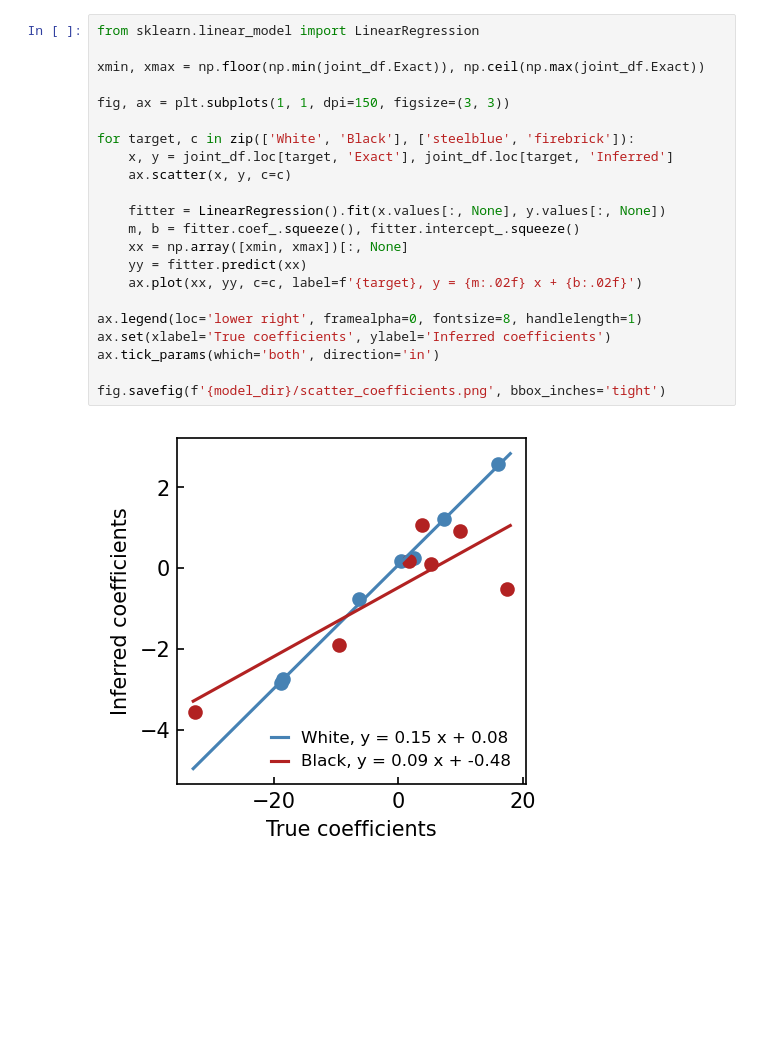
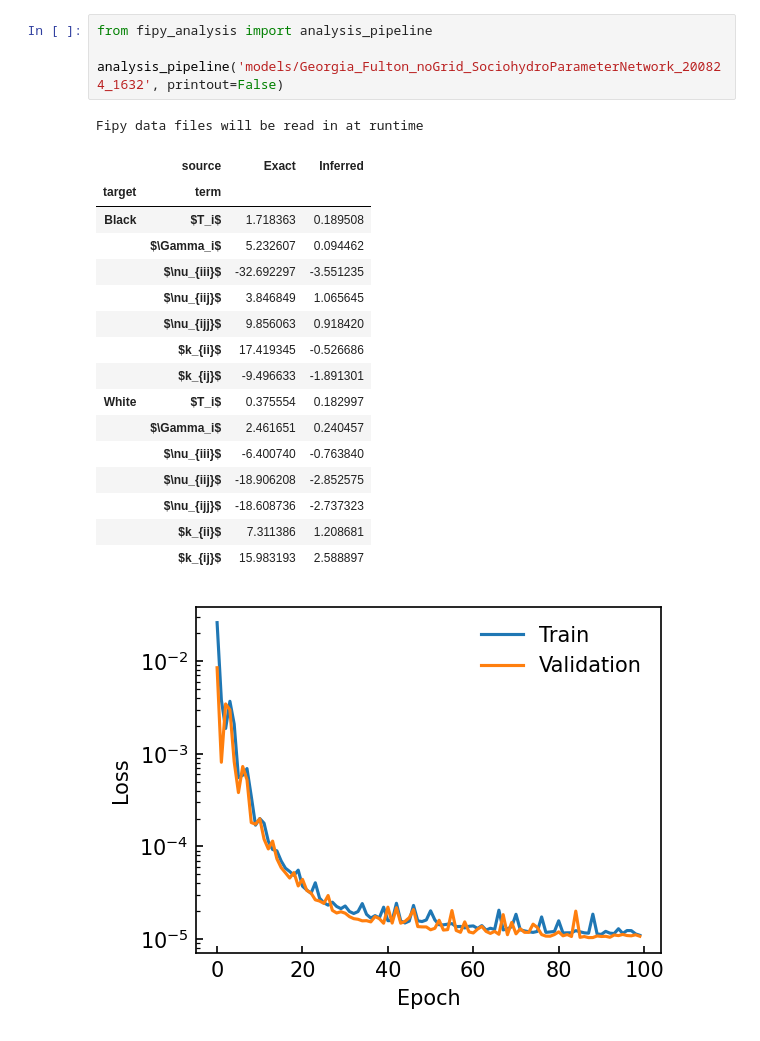
Before and after one commit to jcolen/sociohydro, a Jupyter notebook: param_inference/HybridInferenceAnalysis.ipynb, the cells around one changed output. Drawn from its saved outputs; the diff is of its cells as text; blank space fills up the shorter version.

Commit message:
Moved analysis code to its own module rather than a notebook

```diff
--- a/param_inference/HybridInferenceAnalysis.ipynb
+++ b/param_inference/HybridInferenceAnalysis.ipynb
@@ -349,24 +28,23 @@ joint_df.style.format('{:.3g}')
-# %%
-from sklearn.linear_model import LinearRegression
-
-xmin, xmax = np.floor(np.min(joint_df.Exact)), np.ceil(np.max(joint_df.Exact))
-
-fig, ax = plt.subplots(1, 1, dpi=150, figsize=(3, 3))
-
-for target, c in zip(['White', 'Black'], ['steelblue', 'firebrick']):
-    x, y = joint_df.loc[target, 'Exact'], joint_df.loc[target, 'Inferred']
-    ax.scatter(x, y, c=c)
-
-    fitter = LinearRegression().fit(x.values[:, None], y.values[:, None])
-    m, b = fitter.coef_.squeeze(), fitter.intercept_.squeeze()
-    xx = np.array([xmin, xmax])[:, None]
-    yy = fitter.predict(xx)
-    ax.plot(xx, yy, c=c, label=f'{target}, y = {m:.02f} x + {b:.02f}')
-
-ax.legend(loc='lower right', framealpha=0, fontsize=8, handlelength=1)
-ax.set(xlabel='True coefficients', ylabel='Inferred coefficients')
-ax.tick_params(which='both', direction='in')
-
-fig.savefig(f'{model_dir}/scatter_coefficients.png', bbox_inches='tight')
-# %% [output]
-[figure, removed]
+# %%
+from fipy_analysis import analysis_pipeline
+
+analysis_pipeline('models/Georgia_Fulton_noGrid_SociohydroParameterNetwork_200824_1632', printout=False)
+# %% [output]
+Fipy data files will be read in at runtime
+|  | source | Exact | Inferred |
+| target | term |  |  |
+| Black | $T_i$ | 1.718363 | 0.189508 |
+|  | $\Gamma_i$ | 5.232607 | 0.094462 |
+|  | $\nu_{iii}$ | -32.692297 | -3.551235 |
+|  | $\nu_{iij}$ | 3.846849 | 1.065645 |
+|  | $\nu_{ijj}$ | 9.856063 | 0.918420 |
+|  | $k_{ii}$ | 17.419345 | -0.526686 |
+|  | $k_{ij}$ | -9.496633 | -1.891301 |
+| White | $T_i$ | 0.375554 | 0.182997 |
+|  | $\Gamma_i$ | 2.461651 | 0.240457 |
+|  | $\nu_{iii}$ | -6.400740 | -0.763840 |
+|  | $\nu_{iij}$ | -18.906208 | -2.852575 |
+|  | $\nu_{ijj}$ | -18.608736 | -2.737323 |
+|  | $k_{ii}$ | 7.311386 | 1.208681 |
+|  | $k_{ij}$ | 15.983193 | 2.588897 |
+[figure, added]
```
Also changed, not shown: parts of 8 cells of this notebook, 1 other file.
